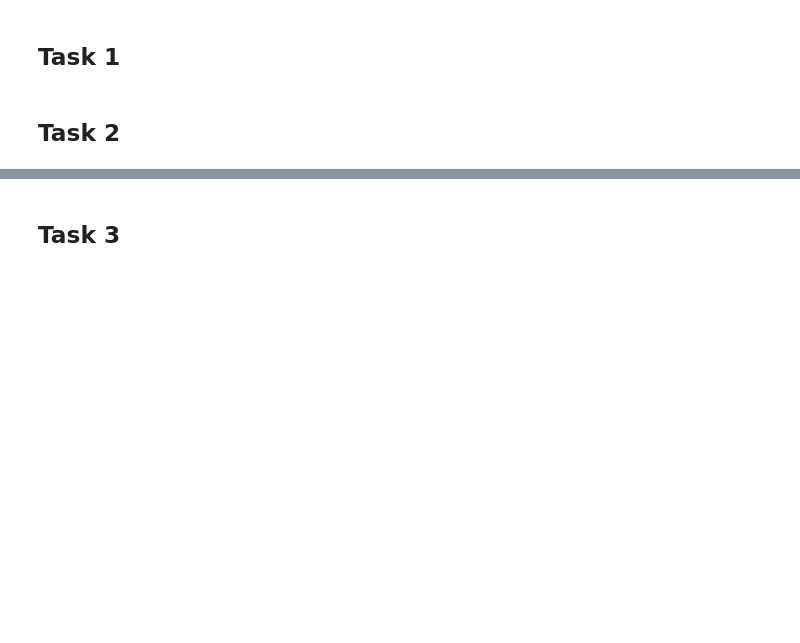
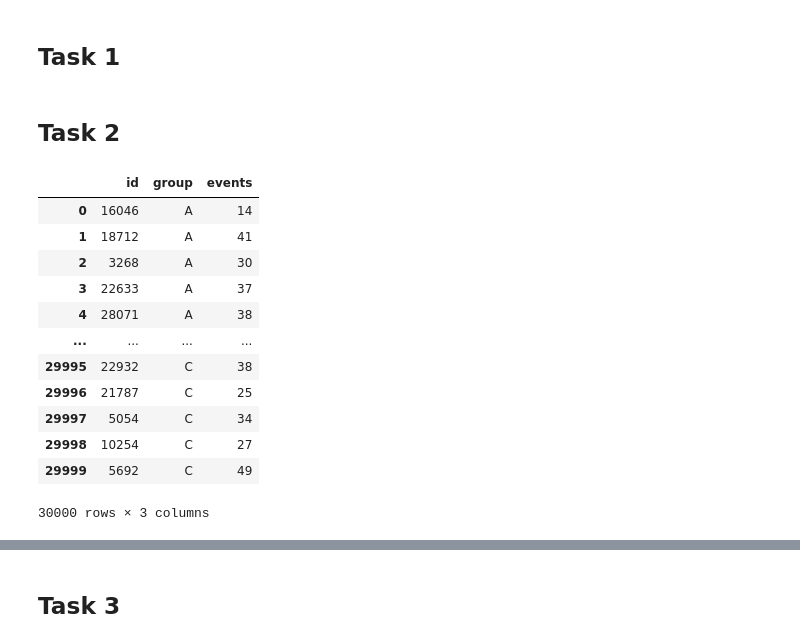
Before and after one commit to Andrey-Bubenchshikov/karpov_courses, a Jupyter notebook: src/module_7/lesson_5/mini_project.ipynb, the cells around one changed output, grey strips where cells are left out. Saved outputs shown, nothing was run; the diff lists cells and outputs as text; code cells hidden in the pictures; blank space fills up the shorter version.

```diff
--- a/src/module_7/lesson_5/mini_project.ipynb
+++ b/src/module_7/lesson_5/mini_project.ipynb
@@ -21,6 +21,22 @@ task_2 = pd.read_csv('5_task_2.csv')
 # answer - ANOVA
 # %% [markdown]
 ## Task 2
+# %%
+task_1
+# %% [output]
+|  | id | group | events |
+| 0 | 16046 | A | 14 |
+| 1 | 18712 | A | 41 |
+| 2 | 3268 | A | 30 |
+| 3 | 22633 | A | 37 |
+| 4 | 28071 | A | 38 |
+| ... | ... | ... | ... |
+| 29995 | 22932 | C | 38 |
+| 29996 | 21787 | C | 25 |
+| 29997 | 5054 | C | 34 |
+| 29998 | 10254 | C | 27 |
+| 29999 | 5692 | C | 49 |
+30000 rows × 3 columns
 # %%
 pg.homoscedasticity(data=task_1, dv='events', group='group')
 # answer - p-value > 0.05, не отклоняем нулевую гипотезу
```
Also changed, not shown: parts of 1 cell of this notebook, 4 other files.
